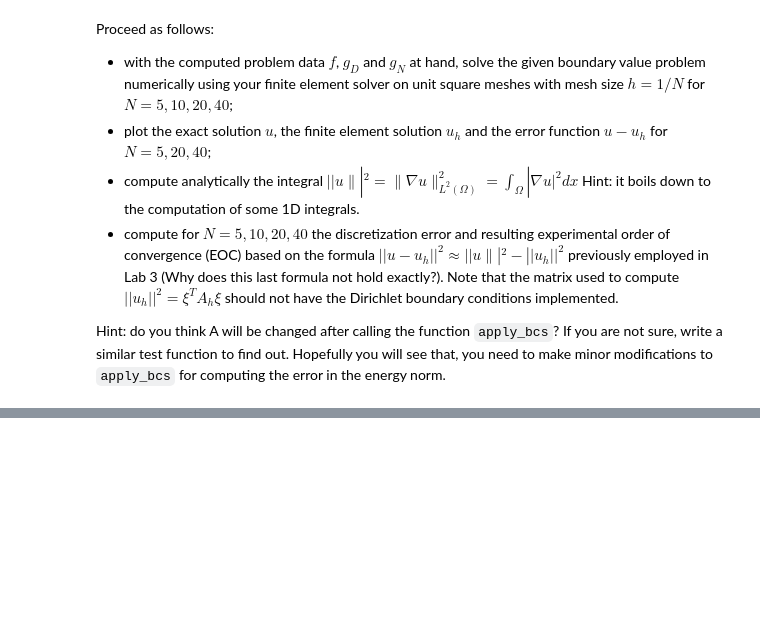
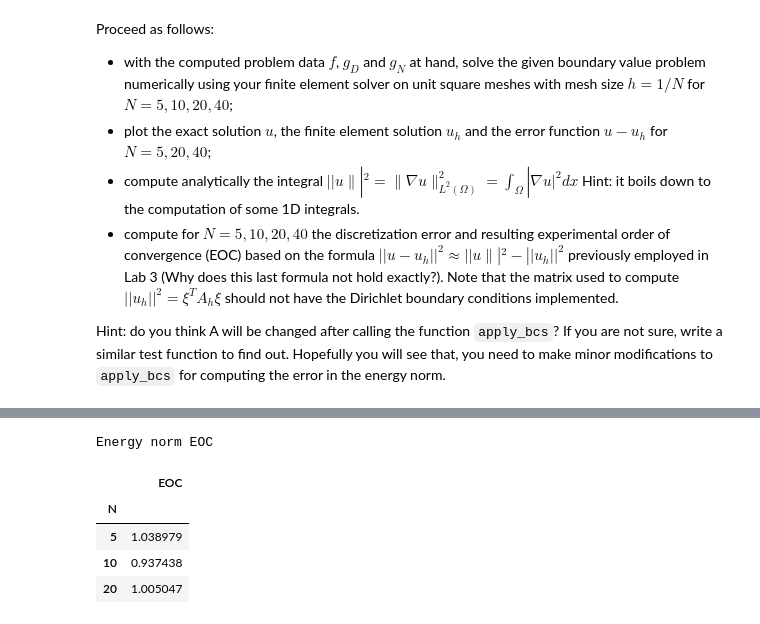
Before and after one commit to klashenriksson/numpde, a Jupyter notebook: lab4/lab_04_part_2.ipynb, the cells around one changed output, grey strips where cells are left out. Saved outputs shown, nothing was run; the diff lists cells and outputs as text; code cells hidden in the pictures; blank space fills up the shorter version.

```diff
--- a/lab4/lab_04_part_2.ipynb
+++ b/lab4/lab_04_part_2.ipynb
@@ -570,7 +570,7 @@ for N in Ns:
     b = assemble_load_vector(P,T, f)
 
     dirichlet_nodes = extract_nodes(P, on_dirichlet_boundary)
-    g_D_values = eval_function(g_D, dirichlet_nodes)
+    g_D_values = eval_function_on_nodes(g_D, dirichlet_nodes)
 
     apply_bcs_dirichlet(A,b,dirichlet_nodes, g_D_values)
     U = spsolve(A.tocsr(), b)
@@ -614,8 +613,8 @@ for N in Ns:
     A = assemble_stiffness_matrix(P,T,a)
     b = assemble_load_vector(P,T,f)
 
-    g_D_values = eval_function(g_D, dirchlet_nodes)
-    g_N_values = eval_function(g_N, neuman_nodes)
+    g_D_values = eval_function_on_nodes(g_D, dirchlet_nodes)
+    g_N_values = eval_function_on_nodes(g_N, neuman_nodes)
 
     apply_bcs_dirichlet(A,b,dirchlet_nodes, g_D_values)
 
@@ -743,6 +742,13 @@ def eval_function_on_edges(f, edges):
         values[i,1] = f(N1[0], N1[1])
 
     return values
+# %%
+def get_eocs(errors):
+    eocs = []
+    for i in range(0, len(errors)-1):
+        eocs.append(np.log((errors[i]/errors[i+1]))/np.log(2))
+
+    return eocs
 # %%
 # -laplace = - nabla dot grad u
 # grad u = (pi cos(pix)cos(pi y), -pi sin(pi x)sin(pi x)) = pi (cos(pi x)cos(pi y), -sin(pi y)sin(pi x))
@@ -785,28 +791,24 @@ errors = []
 for N in Ns:
     P,T = mt.unitsquare_mesh(N)
     A = assemble_stiffness_matrix(P,T,a)
+    A_no_dirichlet = A.copy()
     b = assemble_load_vector(P,T,f)
 
-    #first solve without bdry conditions to calc energy norm
-    U = spsolve(A.tocsr(), b)
-
-    AU = np.assarray(np.matmul(A.todense(), U)).reshape(-1)
-    U_energy_norm_squared = U.transpose().dot(AU)
+    neuman_edges = extract_edges(P,T, neuman_bdry)
+    g_N_values = eval_function_on_edges(g_N, P[neuman_edges,:])
+    apply_bcs_neuman(b, P, neuman_edges, g_N_values)
 
     dirichlet_nodes = extract_nodes(P, dirichlet_bdry)
-    neuman_edges = extract_edges(P,T, neuman_bdry)
-
-    g_D_values = eval_function(g_D, dirichlet_nodes)
-    g_N_values = eval_function_on_edges(g_N, P[neuman_edges,:])
-
+    g_D_values = eval_function_on_nodes(g_D, dirichlet_nodes)
     apply_bcs_dirichlet(A,b,dirichlet_nodes, g_D_values)
-    apply_bcs_neuman(b, P, neuman_edges, g_N_values)
 
     U = spsolve(A.tocsr(), b)
     U_real = np.sin(np.pi * P[:,0])*np.cos(np.pi * P[:,1])
 
+    AU = np.asarray(np.matmul(A_no_dirichlet.todense(), U)).reshape(-1)
+    U_energy_norm_squared = U.transpose().dot(AU)
+
     err = np.sqrt(U_energy_norm_real_squared - U_energy_norm_squared)
-    print(err)
     errors.append(err)
     pt.plot_comparison_2D(P[:,0], P[:,1], U, U_real, T, 'FEM solution', 'Analytic')
 # %% [output]
@@ -862 +818,17 @@ nan
 [figure]
+# %%
+import pandas as pd
+
+eocs = get_eocs(errors)
+
+df = pd.DataFrame({'EOC': eocs}, index=Ns[0:len(Ns)-1])
+df.index.name = "N"
+df = df.style.set_caption("Energy norm EOC")
+df
+# %% [output]
+Energy norm EOC
+|  | EOC |
+| N |  |
+| 5 | 1.038979 |
+| 10 | 0.937438 |
+| 20 | 1.005047 |
```
Also changed, not shown: parts of 4 cells of this notebook, 1 other file.
